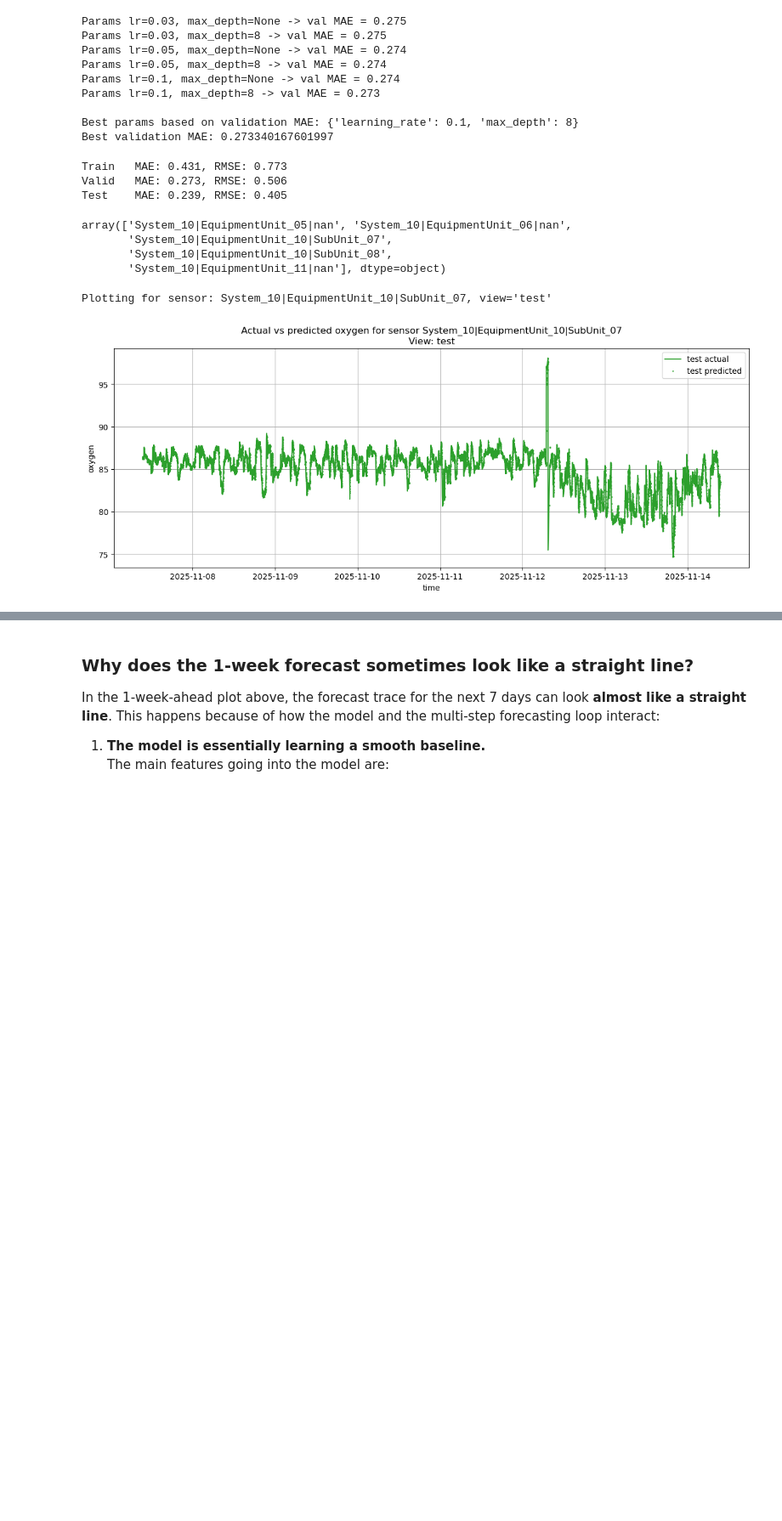
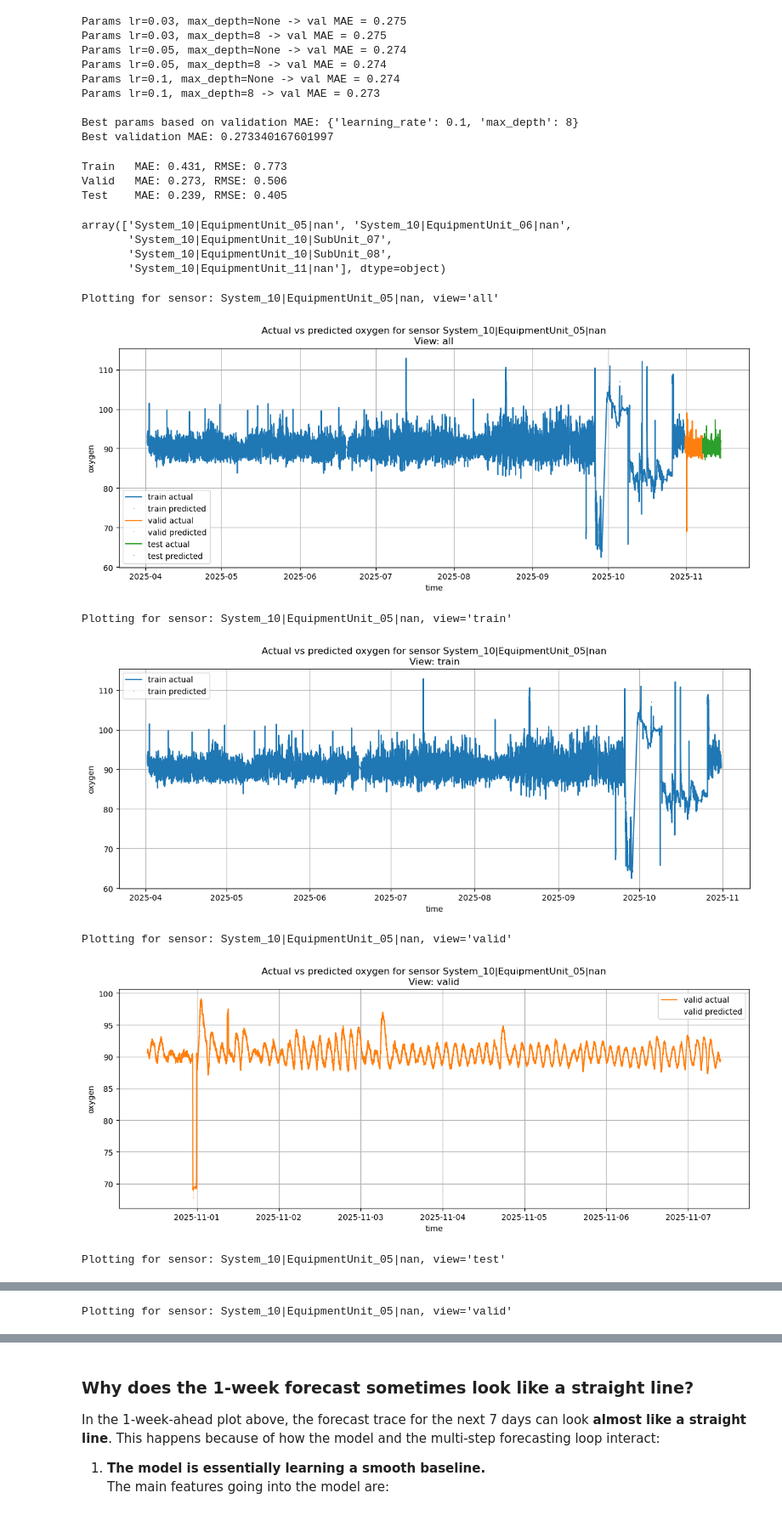
Before and after one commit to musarratr/anomaly_detection_and_forecasting_solution, a Jupyter notebook: notebooks/oxygen_forecasting_model_tvt.ipynb, the cells around one changed output, grey strips where cells are left out. Shown at 85% size. Cells and saved outputs as stored; diff of their text form; code cells hidden in the pictures; blank space fills up the shorter version.

Commit message:
rerun the analysis and forecaster book.

```diff
--- a/notebooks/oxygen_forecasting_model_tvt.ipynb
+++ b/notebooks/oxygen_forecasting_model_tvt.ipynb
@@ -448,7 +449,7 @@ def plot_sensor_forecast(
             df_plot_view.loc[mask_split, "y_pred"],
             color=color,
             linestyle="None",
-            marker="o",
+            marker=",",
             markersize=1,
             alpha=0.8,
             label=f"{split_name} predicted"
@@ -470,29 +471,34 @@ array(['System_10|EquipmentUnit_05|nan', 'System_10|EquipmentUnit_06|nan',
 # %%
 # %% Examples: visualising different views and zoom levels
 
 # Choose default sensor
-# plot_sensor = df_model["sensor_id"].iloc[0]
-plot_sensor ='System_10|EquipmentUnit_10|SubUnit_07'
+plot_sensor = df_model["sensor_id"].iloc[0]
+# plot_sensor ='System_10|EquipmentUnit_10|SubUnit_07'
 
 # 1) All splits together (train + valid + test)
-# plot_sensor_forecast(sensor_id=plot_sensor, view="all")
+plot_sensor_forecast(sensor_id=plot_sensor, view="all")
 
 # 2) Only training range
-# plot_sensor_forecast(sensor_id=plot_sensor, view="train")
+plot_sensor_forecast(sensor_id=plot_sensor, view="train")
 
 # 3) Only validation range
-# plot_sensor_forecast(sensor_id=plot_sensor, view="valid")
+plot_sensor_forecast(sensor_id=plot_sensor, view="valid")
 
 # 4) Only test range
 plot_sensor_forecast(sensor_id=plot_sensor, view="test")
 
 # 5) Zoom into the last 2 days of the validation range
-# plot_sensor_forecast(sensor_id=plot_sensor, view="valid", window_days=2)
+plot_sensor_forecast(sensor_id=plot_sensor, view="valid", window_days=2)
 
 # 6) Zoom into a manually specified time window
-# plot_sensor_forecast(sensor_id=plot_sensor, view="valid",
-#                      start_time="2025-11-01 00:00:00",
-#                      end_time="2025-11-03 00:00:00")
+plot_sensor_forecast(sensor_id=plot_sensor, view="valid",
+                     start_time="2025-11-01 00:00:00",
+                     end_time="2025-11-03 00:00:00")
 # %% [output]
-Plotting for sensor: System_10|EquipmentUnit_10|SubUnit_07, view='test'
+Plotting for sensor: System_10|EquipmentUnit_05|nan, view='all'
-[figure, old version]
+[figure, new version]
+Plotting for sensor: System_10|EquipmentUnit_05|nan, view='train'
+[figure, added]
+Plotting for sensor: System_10|EquipmentUnit_05|nan, view='valid'
+[figure, added]
+Plotting for sensor: System_10|EquipmentUnit_05|nan, view='test'
@@ -498,0 +506 @@ Plotting for sensor: System_10|EquipmentUnit_10|SubUnit_07, view='test'
+Plotting for sensor: System_10|EquipmentUnit_05|nan, view='valid'
```
Also changed, not shown: parts of 5 cells of this notebook.
